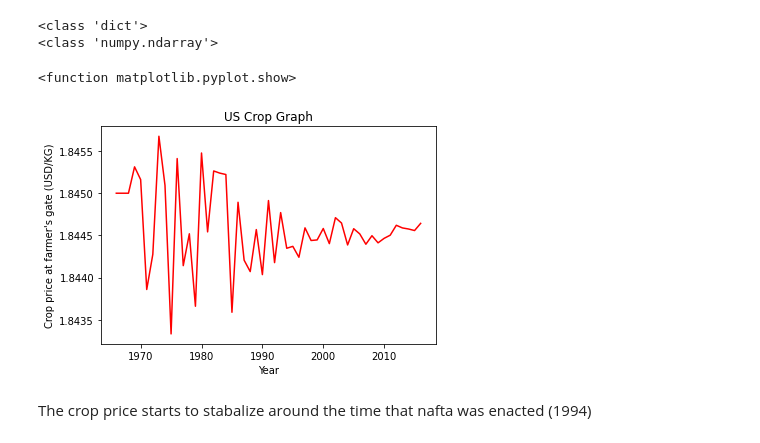
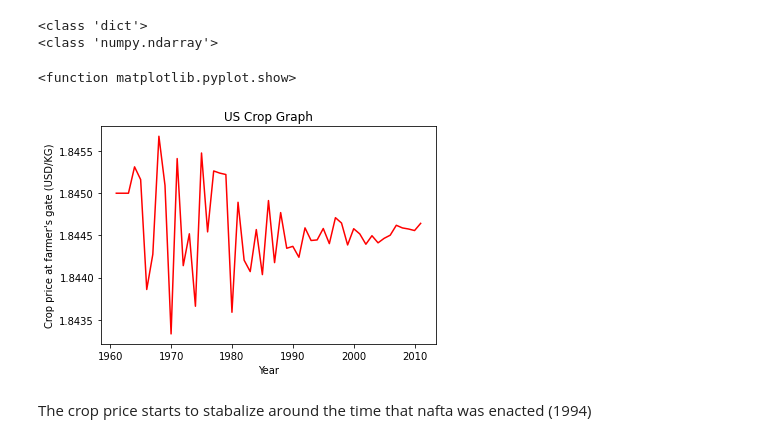
Before and after one commit to jfernandez37/495Project, a Jupyter notebook: Directed_consulting_495.ipynb, the cells around one changed output. Cells and saved outputs as stored; diff of their text form; code cells hidden in the pictures.

```diff
--- a/Directed_consulting_495.ipynb
+++ b/Directed_consulting_495.ipynb
@@ -19,15 +37,15 @@ print(type(stuff['Pr_Crop_US']))
 # %%
 y=stuff['Pr_Crop_US'][2][1]
 #print(len(stuff['Pr_Crop_US'][0][0]))
-x=np.arange(1966,2021)
+x=np.arange(1961,2016)
 plt.title("US Crop Graph")
 plt.xlabel("Year")
 plt.ylabel("Crop price at farmer's gate (USD/KG)")
 plt.plot(x,y,color="red")
 plt.show
 # %% [output]
 <function matplotlib.pyplot.show>
-[figure, old version]
+[figure, new version]
 # %% [markdown]
 The crop price starts to stabalize around the time that nafta was enacted (1994)
 # %%
```
Also changed, not shown: parts of 3 cells of this notebook.
